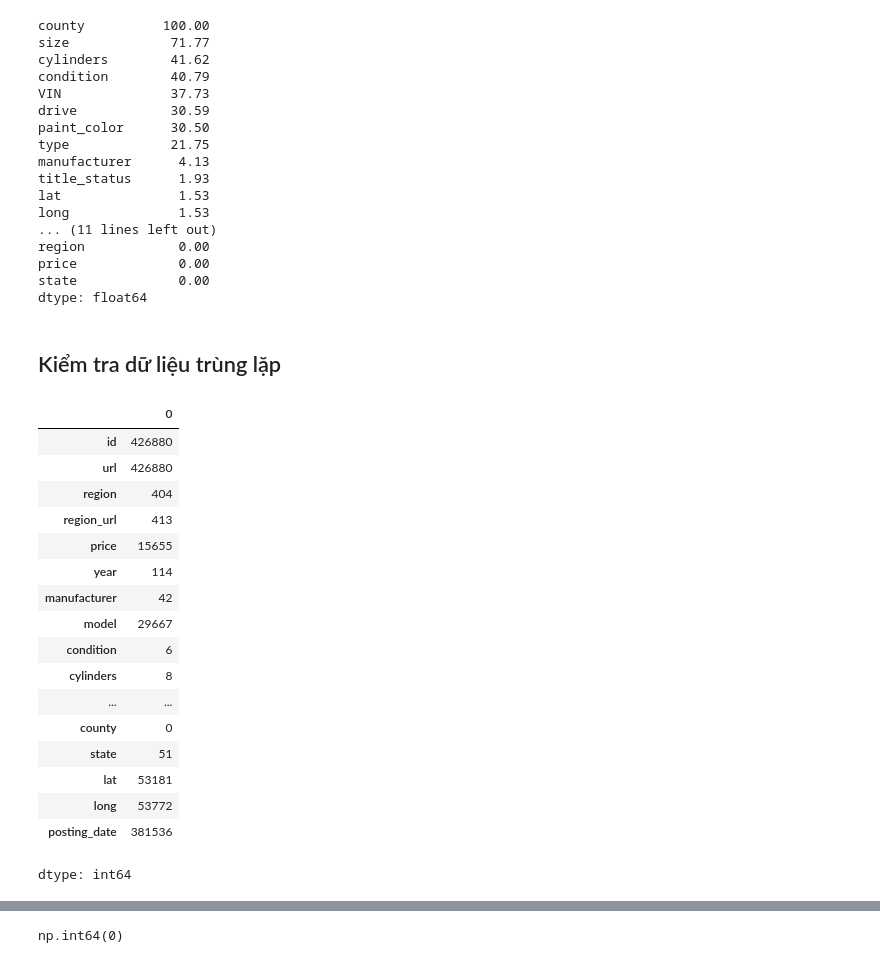
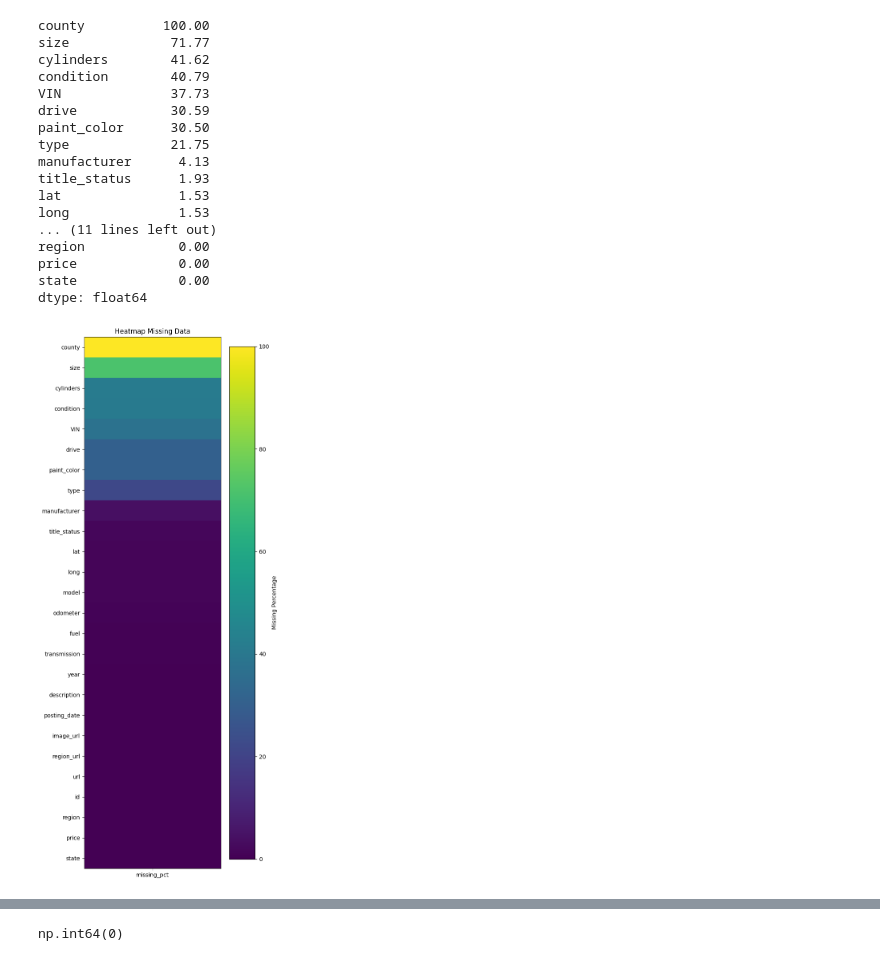
Before and after one commit to huyentranq/Car-Price-Prediction-ML, a Jupyter notebook: notebooks/EDA_explore data.ipynb, the cells around one changed output, grey strips where cells are left out. Drawn from its saved outputs; the diff is of its cells as text; code cells hidden in the pictures.

```diff
--- a/notebooks/EDA_explore data.ipynb
+++ b/notebooks/EDA_explore data.ipynb
@@ -110,26 +105,19 @@ region            0.00
 price             0.00
 state             0.00
 dtype: float64
-# %% [markdown]
-## Kiểm tra dữ liệu trùng lặp
-# %%
-car.nunique()
-# %% [output]
-|  | 0 |
-| id | 426880 |
-| url | 426880 |
-| region | 404 |
-| region_url | 413 |
-| price | 15655 |
-| year | 114 |
-| manufacturer | 42 |
-| model | 29667 |
-| condition | 6 |
-| cylinders | 8 |
-| ... | ... |
-| county | 0 |
-| state | 51 |
-| lat | 53181 |
-| long | 53772 |
-| posting_date | 381536 |
-dtype: int64
+# %%
+missing_data = car.isnull().sum().sort_values(ascending=False)
+missing_pct = (missing_data / len(car)) * 100
+
+df = pd.DataFrame({"missing_pct": missing_pct.round(2)})
+
+plt.figure(figsize=(6, 14))
+plt.imshow(df, aspect="auto")
+plt.colorbar(label="Missing Percentage")
+plt.xticks([0], ["missing_pct"])
+plt.yticks(range(len(df.index)), df.index)
+plt.title("Heatmap Missing Data")
+plt.tight_layout()
+plt.show()
+# %% [output]
+[figure, added]
```
Also changed, not shown: parts of 64 cells of this notebook, 4 other files.
